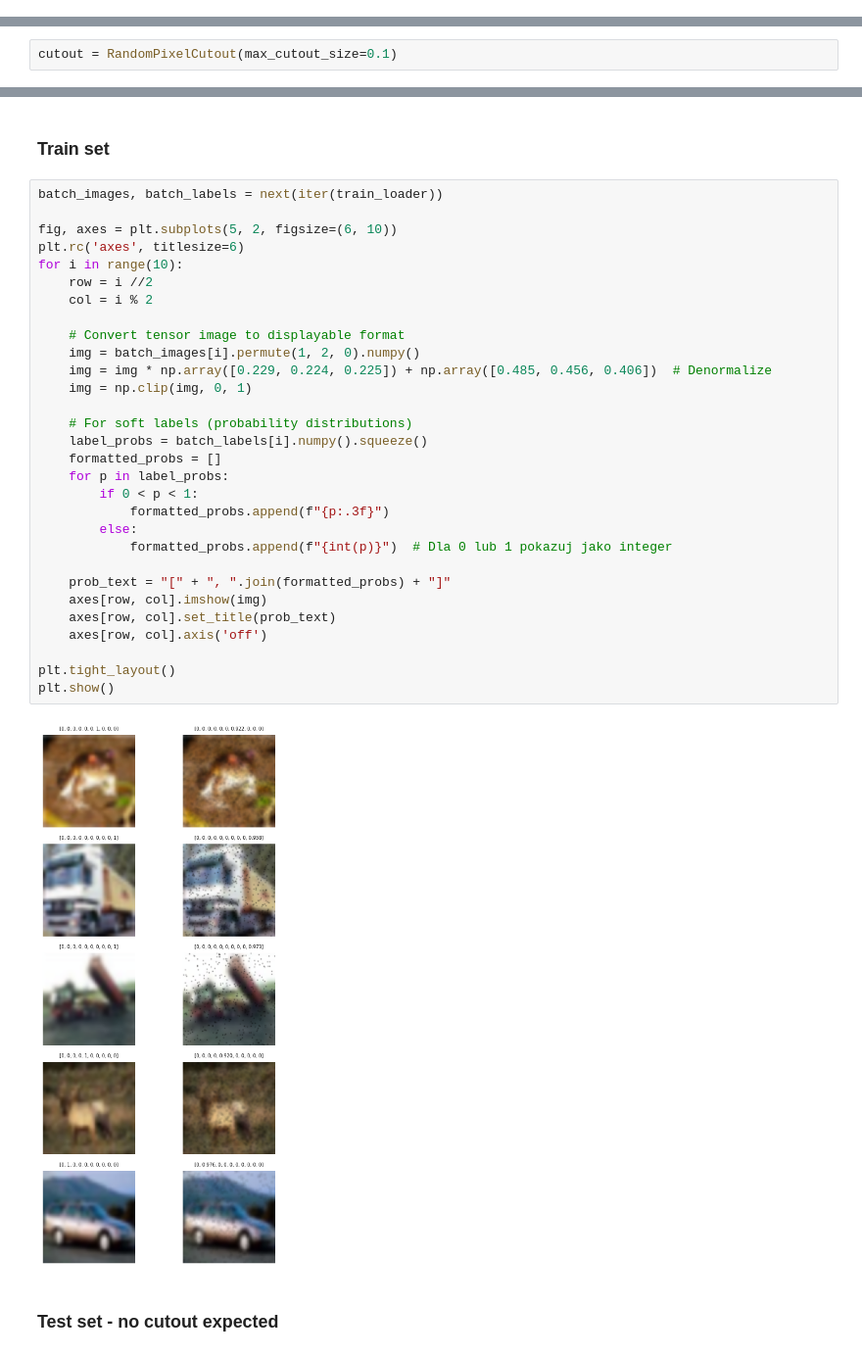
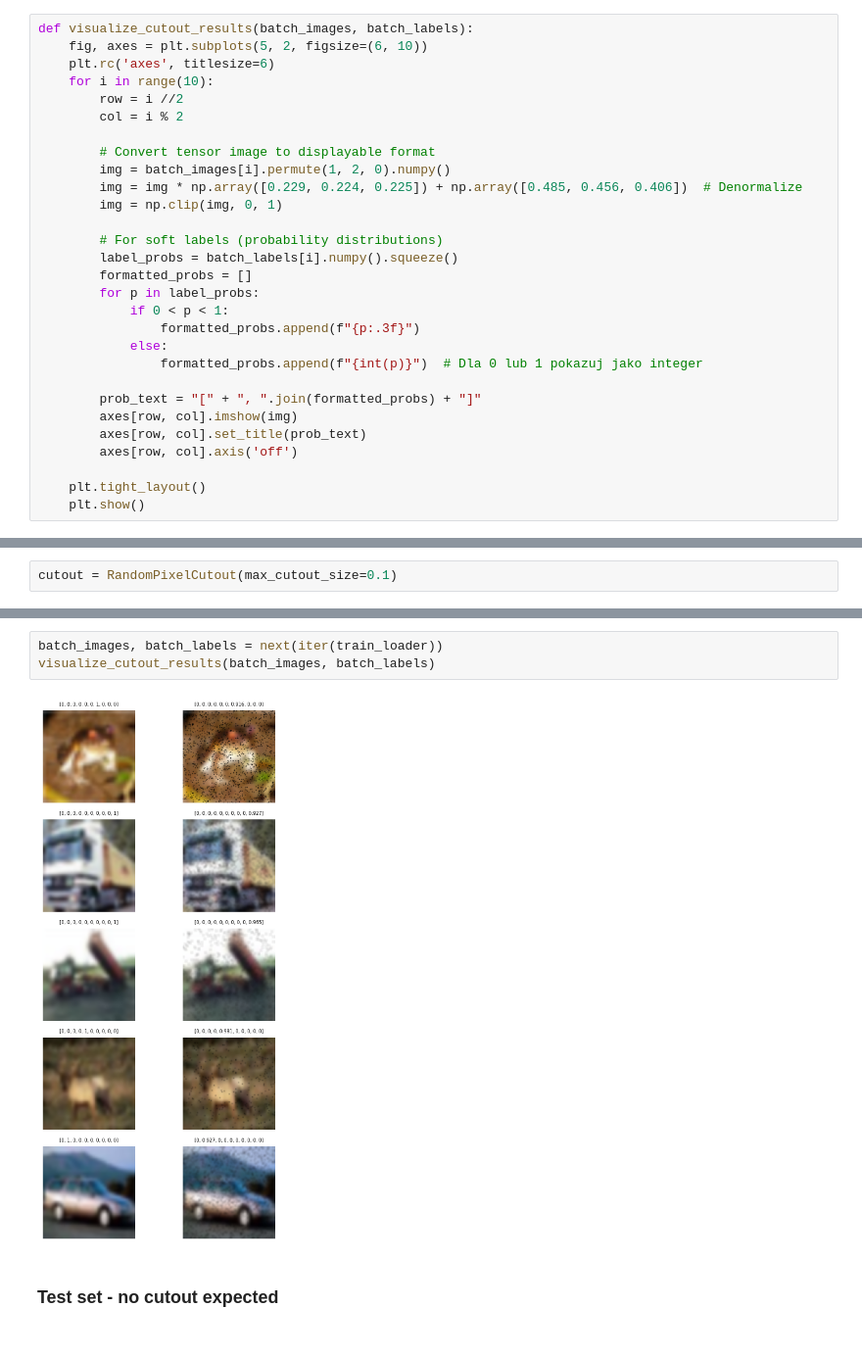
Before and after one commit to sienkozuzanna/cutout-augmentation, a Jupyter notebook: main.ipynb, the cells around one changed output, grey strips where cells are left out. Shown at 98% size. Cells and saved outputs as stored; diff of their text form.

```diff
--- a/main.ipynb
+++ b/main.ipynb
@@ -41,0 +44,29 @@ after_cutout = transforms.Compose([
+# %%
+def visualize_cutout_results(batch_images, batch_labels):
+    fig, axes = plt.subplots(5, 2, figsize=(6, 10))
+    plt.rc('axes', titlesize=6)
+    for i in range(10):
+        row = i //2
+        col = i % 2
+
+        # Convert tensor image to displayable format
+        img = batch_images[i].permute(1, 2, 0).numpy()
+        img = img * np.array([0.229, 0.224, 0.225]) + np.array([0.485, 0.456, 0.406])  # Denormalize
+        img = np.clip(img, 0, 1)
+
+        # For soft labels (probability distributions)
+        label_probs = batch_labels[i].numpy().squeeze()
+        formatted_probs = []
+        for p in label_probs:
+            if 0 < p < 1:
+                formatted_probs.append(f"{p:.3f}")
+            else:
+                formatted_probs.append(f"{int(p)}")  # Dla 0 lub 1 pokazuj jako integer
+
+        prob_text = "[" + ", ".join(formatted_probs) + "]"
+        axes[row, col].imshow(img)
+        axes[row, col].set_title(prob_text)
+        axes[row, col].axis('off')
+
+    plt.tight_layout()
+    plt.show()
@@ -58,36 +87,7 @@ test_loader = DataLoader(SoftLabelDataset(dataset = test_dataset, pipeline_befor
-# %% [markdown]
-### Train set
-# %%
-batch_images, batch_labels = next(iter(train_loader))
-
-fig, axes = plt.subplots(5, 2, figsize=(6, 10))
-plt.rc('axes', titlesize=6)
-for i in range(10):
-    row = i //2
-    col = i % 2
-
-    # Convert tensor image to displayable format
-    img = batch_images[i].permute(1, 2, 0).numpy()
-    img = img * np.array([0.229, 0.224, 0.225]) + np.array([0.485, 0.456, 0.406])  # Denormalize
-    img = np.clip(img, 0, 1)
-
-    # For soft labels (probability distributions)
-    label_probs = batch_labels[i].numpy().squeeze()
-    formatted_probs = []
-    for p in label_probs:
-        if 0 < p < 1:
-            formatted_probs.append(f"{p:.3f}")
-        else:
-            formatted_probs.append(f"{int(p)}")  # Dla 0 lub 1 pokazuj jako integer
-
-    prob_text = "[" + ", ".join(formatted_probs) + "]"
-    axes[row, col].imshow(img)
-    axes[row, col].set_title(prob_text)
-    axes[row, col].axis('off')
-
-plt.tight_layout()
-plt.show()
-# %% [output]
-[figure, removed]
+# %%
+batch_images, batch_labels = next(iter(train_loader))
+visualize_cutout_results(batch_images, batch_labels)
+# %% [output]
+[figure, added]
 # %% [markdown]
 ### Test set - no cutout expected
```
Also changed, not shown: parts of 30 cells of this notebook, 1 other file.
